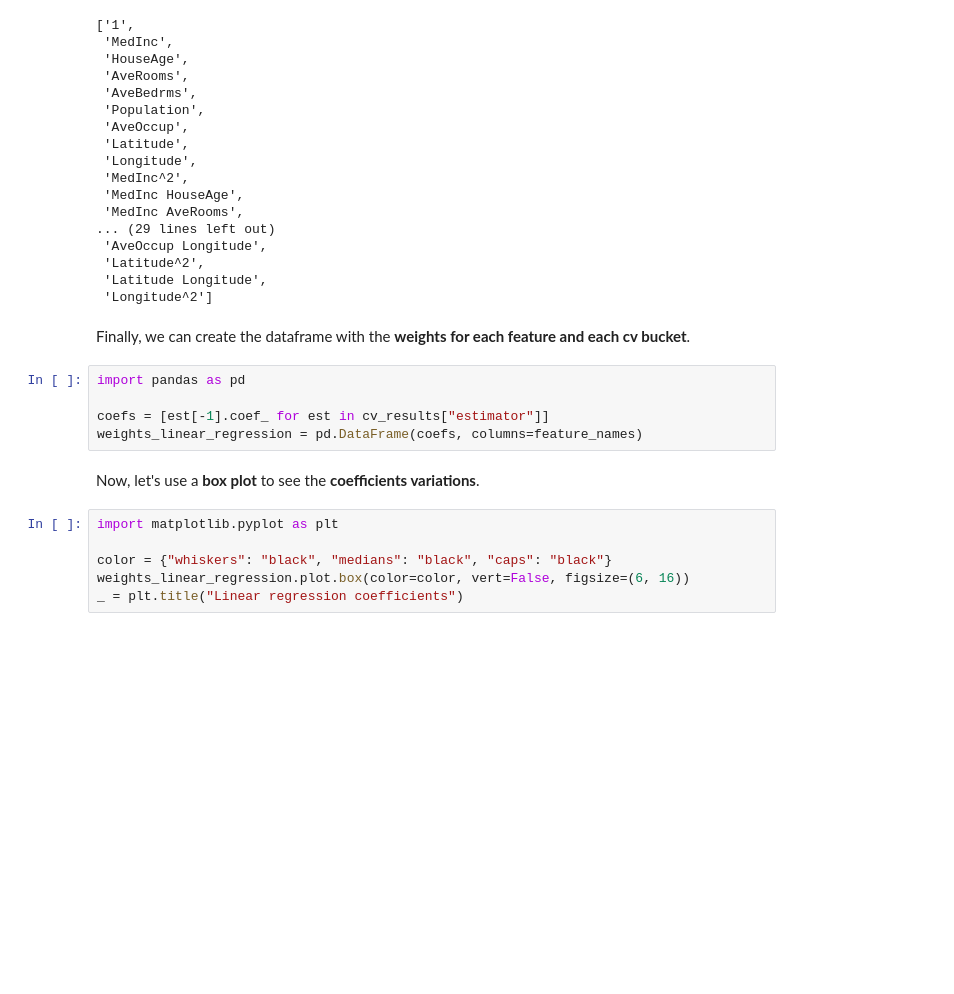
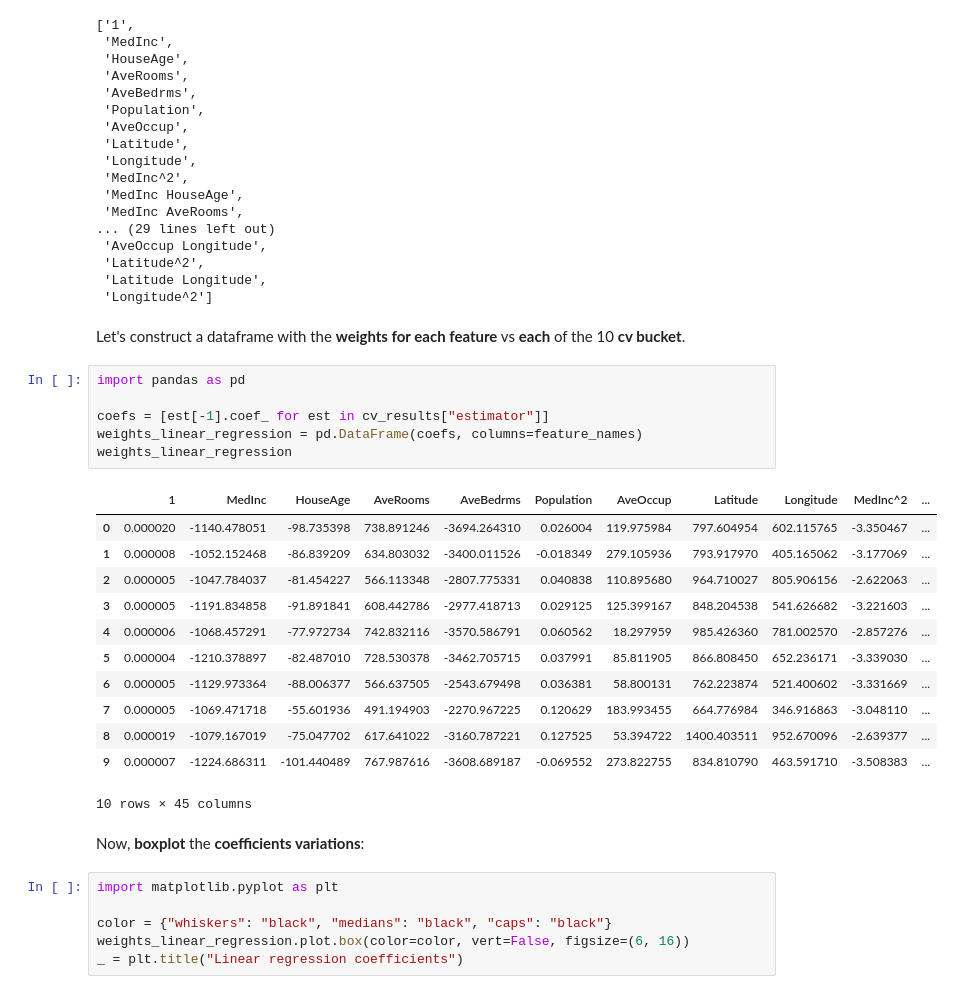
Before and after one commit to szalmaf/Machine-Learning-in-Python-with-scikit-learn, a Jupyter notebook: 0407_Linear_models_regularization.ipynb, the cells around one changed output. Cells and saved outputs as stored; diff of their text form; blank space fills up the shorter version.

```diff
--- a/0407_Linear_models_regularization.ipynb
+++ b/0407_Linear_models_regularization.ipynb
@@ -119,14 +116,28 @@ feature_names
  'Latitude Longitude',
  'Longitude^2']
 # %% [markdown]
-Finally, we can create the dataframe with the **weights for each feature and each cv bucket**.
+Let's construct a dataframe with the **weights for each feature** vs **each** of the 10 **cv bucket**.
 # %%
 import pandas as pd
 
 coefs = [est[-1].coef_ for est in cv_results["estimator"]]
 weights_linear_regression = pd.DataFrame(coefs, columns=feature_names)
+weights_linear_regression
+# %% [output]
+|  | 1 | MedInc | HouseAge | AveRooms | AveBedrms | Population | AveOccup | Latitude | Longitude | MedInc^2 | ... |
+| 0 | 0.000020 | -1140.478051 | -98.735398 | 738.891246 | -3694.264310 | 0.026004 | 119.975984 | 797.604954 | 602.115765 | -3.350467 | ... |
+| 1 | 0.000008 | -1052.152468 | -86.839209 | 634.803032 | -3400.011526 | -0.018349 | 279.105936 | 793.917970 | 405.165062 | -3.177069 | ... |
+| 2 | 0.000005 | -1047.784037 | -81.454227 | 566.113348 | -2807.775331 | 0.040838 | 110.895680 | 964.710027 | 805.906156 | -2.622063 | ... |
+| 3 | 0.000005 | -1191.834858 | -91.891841 | 608.442786 | -2977.418713 | 0.029125 | 125.399167 | 848.204538 | 541.626682 | -3.221603 | ... |
+| 4 | 0.000006 | -1068.457291 | -77.972734 | 742.832116 | -3570.586791 | 0.060562 | 18.297959 | 985.426360 | 781.002570 | -2.857276 | ... |
+| 5 | 0.000004 | -1210.378897 | -82.487010 | 728.530378 | -3462.705715 | 0.037991 | 85.811905 | 866.808450 | 652.236171 | -3.339030 | ... |
+| 6 | 0.000005 | -1129.973364 | -88.006377 | 566.637505 | -2543.679498 | 0.036381 | 58.800131 | 762.223874 | 521.400602 | -3.331669 | ... |
+| 7 | 0.000005 | -1069.471718 | -55.601936 | 491.194903 | -2270.967225 | 0.120629 | 183.993455 | 664.776984 | 346.916863 | -3.048110 | ... |
+| 8 | 0.000019 | -1079.167019 | -75.047702 | 617.641022 | -3160.787221 | 0.127525 | 53.394722 | 1400.403511 | 952.670096 | -2.639377 | ... |
+| 9 | 0.000007 | -1224.686311 | -101.440489 | 767.987616 | -3608.689187 | -0.069552 | 273.822755 | 834.810790 | 463.591710 | -3.508383 | ... |
+10 rows × 45 columns
 # %% [markdown]
-Now, let's use a **box plot** to see the **coefficients variations**.
+Now, **boxplot** the **coefficients variations**:
 # %%
 import matplotlib.pyplot as plt
 
```
Also changed, not shown: parts of 23 cells of this notebook.
